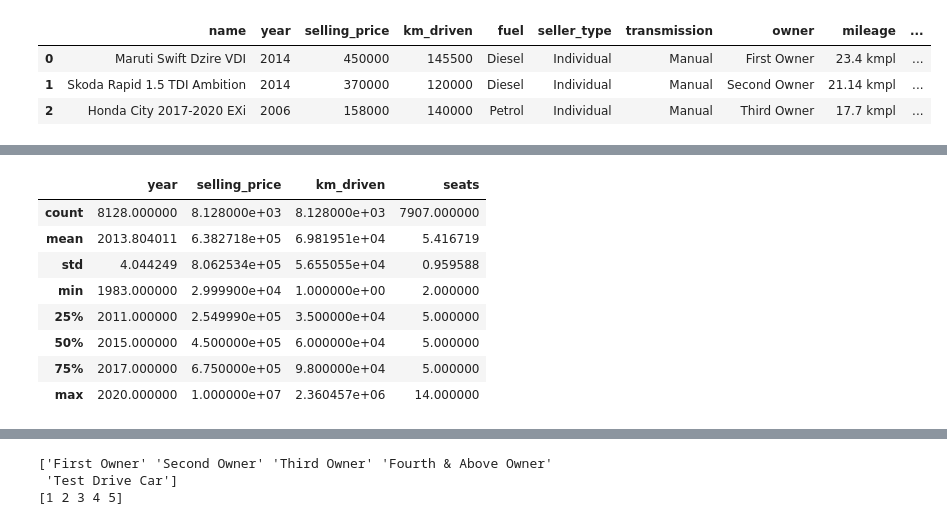
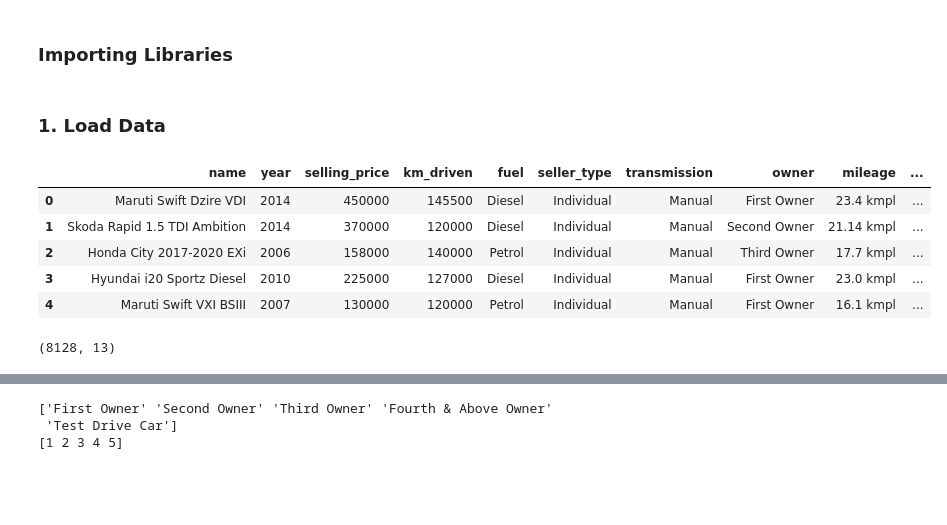
Before and after one commit to puskr99/car-price-prediction-ML, a Jupyter notebook: code/car-price-prediction.ipynb, the cells around one changed output, grey strips where cells are left out. Saved outputs shown, nothing was run; the diff lists cells and outputs as text; code cells hidden in the pictures; blank space fills up the shorter version.

```diff
--- a/code/car-price-prediction.ipynb
+++ b/code/car-price-prediction.ipynb
@@ -1,15 +19,28 @@
+# %% [markdown]
+### Importing Libraries
 # %%
 import pandas as pd
 import numpy as np
 import matplotlib.pyplot as plt
 import seaborn as sns
+# %% [markdown]
+### 1. Load Data
 # %%
 # read from csv file using pandas
 df = pd.read_csv("../data/Cars.csv")
-df.head(3)
+
+# print the first 5 rows of dataframe
+df.head(5)
 # %% [output]
 |  | name | year | selling_price | km_driven | fuel | seller_type | transmission | owner | mileage | ... |
 | 0 | Maruti Swift Dzire VDI | 2014 | 450000 | 145500 | Diesel | Individual | Manual | First Owner | 23.4 kmpl | ... |
 | 1 | Skoda Rapid 1.5 TDI Ambition | 2014 | 370000 | 120000 | Diesel | Individual | Manual | Second Owner | 21.14 kmpl | ... |
 | 2 | Honda City 2017-2020 EXi | 2006 | 158000 | 140000 | Petrol | Individual | Manual | Third Owner | 17.7 kmpl | ... |
+| 3 | Hyundai i20 Sportz Diesel | 2010 | 225000 | 127000 | Diesel | Individual | Manual | First Owner | 23.0 kmpl | ... |
+| 4 | Maruti Swift VXI BSIII | 2007 | 130000 | 120000 | Petrol | Individual | Manual | First Owner | 16.1 kmpl | ... |
+# %%
+# shape of our data (rows, columns)
+df.shape
+# %% [output]
+(8128, 13)
 # %%
@@ -36,15 +67,3 @@ Data columns (total 13 columns):
  12  seats          7907 non-null   float64
 dtypes: float64(1), int64(3), object(9)
 memory usage: 825.6+ KB
-# %%
-df.describe()
-# %% [output]
-|  | year | selling_price | km_driven | seats |
-| count | 8128.000000 | 8.128000e+03 | 8.128000e+03 | 7907.000000 |
-| mean | 2013.804011 | 6.382718e+05 | 6.981951e+04 | 5.416719 |
-| std | 4.044249 | 8.062534e+05 | 5.655055e+04 | 0.959588 |
-| min | 1983.000000 | 2.999900e+04 | 1.000000e+00 | 2.000000 |
-| 25% | 2011.000000 | 2.549990e+05 | 3.500000e+04 | 5.000000 |
-| 50% | 2015.000000 | 4.500000e+05 | 6.000000e+04 | 5.000000 |
-| 75% | 2017.000000 | 6.750000e+05 | 9.800000e+04 | 5.000000 |
-| max | 2020.000000 | 1.000000e+07 | 2.360457e+06 | 14.000000 |
```
Also changed, not shown: parts of 32 cells of this notebook, 1 other file.
